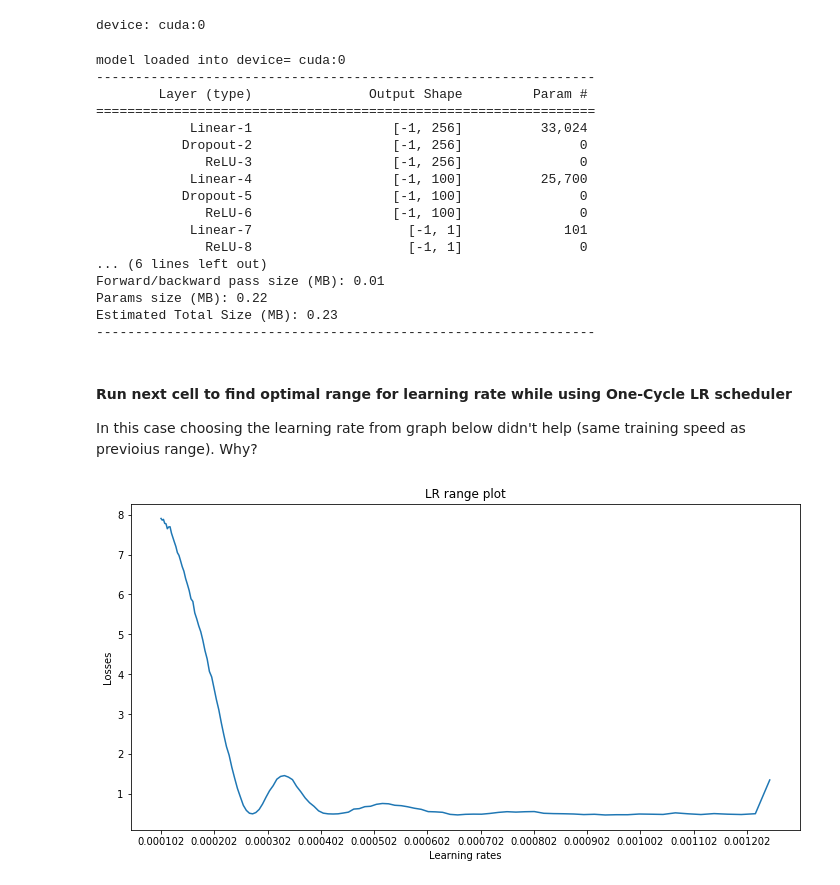
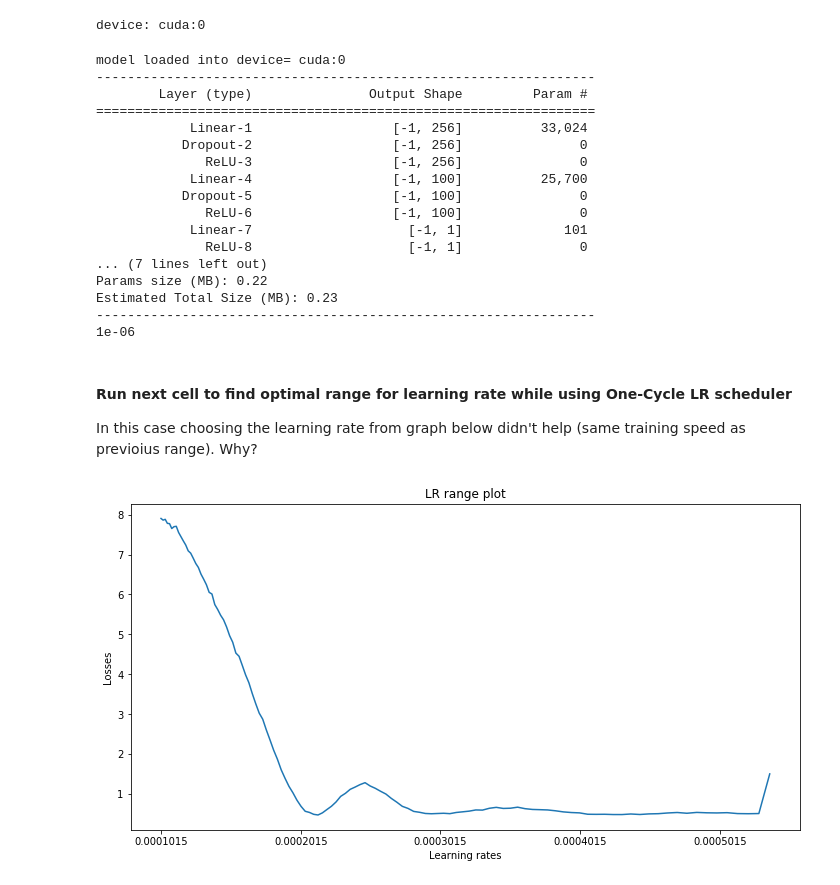
Before and after one commit to nayash/shortest-distance-approx-deep-learning, a Jupyter notebook: src/train.ipynb, the cells around one changed output. Cells and saved outputs as stored; diff of their text form; code cells hidden in the pictures.

Commit message:
cyclic lR scheduler experiment

```diff
--- a/src/train.ipynb
+++ b/src/train.ipynb
@@ -8,7 +8,7 @@ print('shapes of train, validation, test data', x_train.shape, y_train.shape, x_
 # %% [output]
 shapes of train, validation, test data (1576366, 128) (1576366,) (143303, 128) (143303,) (238838, 128) (238838,)
 # %%
-params = {'batch_size':5000, 'input_size':x_train.shape[1], 'hidden_units_1':256, 'hidden_units_2':100, 'output_size':1, 'lr': 1e-5, 'max_lr':1e-3, 'epochs': 800}
+params = {'batch_size':5000, 'input_size':x_train.shape[1], 'hidden_units_1':256, 'hidden_units_2':100, 'output_size':1, 'lr': 1e-3, 'min_lr':1e-6, 'max_lr':1e-3, 'epochs': 500}
 # 0.00012 to 0.0002
 # %%
 import torch
@@ -61,15 +61,18 @@ model = get_model()
 print('model loaded into device=', next(model.parameters()).device)
 summary(model, input_size=(128, ))
 
-lr_reduce_patience = 10
-lr_reduce_factor = 0.05
+lr_reduce_patience = 20
+lr_reduce_factor = 0.5
 
 loss_fn = torch.nn.MSELoss(reduction='mean')
 optimizer = torch.optim.SGD(model.parameters(), lr=params['lr'], momentum=0.9, dampening=0, weight_decay=0, nesterov=True)
 # optimizer = torch.optim.RMSprop(model.parameters(), lr=params['lr'], alpha=0.99, eps=1e-08, weight_decay=0, momentum=0, centered=False)
 
-# lr_sched = torch.optim.lr_scheduler.ReduceLROnPlateau(optimizer, mode='min', factor=lr_reduce_factor, patience=lr_reduce_patience, verbose=True, threshold=0.0001, threshold_mode='rel', cooldown=0, min_lr=1e-8, eps=1e-08)
-lr_sched = torch.optim.lr_scheduler.OneCycleLR(optimizer, max_lr=params['max_lr'], steps_per_epoch=len(train_dl), epochs=params['epochs'])
+# lr_sched = torch.optim.lr_scheduler.ReduceLROnPlateau(optimizer, mode='min', factor=lr_reduce_factor, patience=lr_reduce_patience, verbose=True, threshold=0.00001, threshold_mode='rel', cooldown=0, min_lr=1e-8, eps=1e-08)
+# lr_sched = torch.optim.lr_scheduler.OneCycleLR(optimizer, max_lr=params['max_lr'], steps_per_epoch=len(train_dl), epochs=params['epochs'], div_factor=1e3)
+lr_sched = torch.optim.lr_scheduler.CyclicLR(optimizer, params['min_lr'], params['max_lr'], step_size_up=4*len(train_dl), step_size_down=None, mode='triangular', last_epoch=-1)  # 1e-6, 1e-2, 4or8*len(train_dl), scale_mode=req for custom scale, last_epoch= num_of_iters_calculated--pass prev train iters if resuming
+for param_group in optimizer.param_groups:
+    print(param_group['lr'])
 # %% [output]
 model loaded into device= cuda:0
 ----------------------------------------------------------------
@@ -83,43 +86,43 @@ model loaded into device= cuda:0
               ReLU-6                  [-1, 100]               0
             Linear-7                    [-1, 1]             101
               ReLU-8                    [-1, 1]               0
-... (6 lines left out)
-Forward/backward pass size (MB): 0.01
+... (7 lines left out)
 Params size (MB): 0.22
 Estimated Total Size (MB): 0.23
 ----------------------------------------------------------------
+1e-06
 # %% [markdown]
 #### Run next cell to find optimal range for learning rate while using One-Cycle LR scheduler
 In this case choosing the learning rate from graph below didn't help (same training speed as previoius range). Why?
 # %%
 from lr_range_finder import LrRangeFinder
 
 model.train()
-lr_range_finder = LrRangeFinder(len(train_dl), x=x_train, y=y_train, lr_low=1e-4, lr_high=1e-1)
+lr_range_finder = LrRangeFinder(len(train_dl), x=x_train, y=y_train, lr_low=params['lr'], lr_high=params['max_lr'])
 last_loss = None
 
 for i, data in enumerate(train_dl, 0):
     # get the inputs; data is a list of [inputs, dist_true]
     inputs, dist_true = data[0], data[1]
 
     # get loss for current iteration
     curr_lr = lr_range_finder.get_next_lr(last_loss)
     if not curr_lr:
         break
     for param_group in optimizer.param_groups:
         param_group['lr'] = curr_lr
     # zero the parameter gradients
     optimizer.zero_grad()
 
     # forward + backward + optimize
     outputs = model(inputs)
     loss = loss_fn(outputs, dist_true)
 
     loss.backward()
     optimizer.step()
 
     last_loss = loss.item()
 
 lr_range_finder.plot_lr()
 # %% [output]
-[figure, old version]
+[figure, new version]
```
Also changed, not shown: parts of 6 cells of this notebook.
